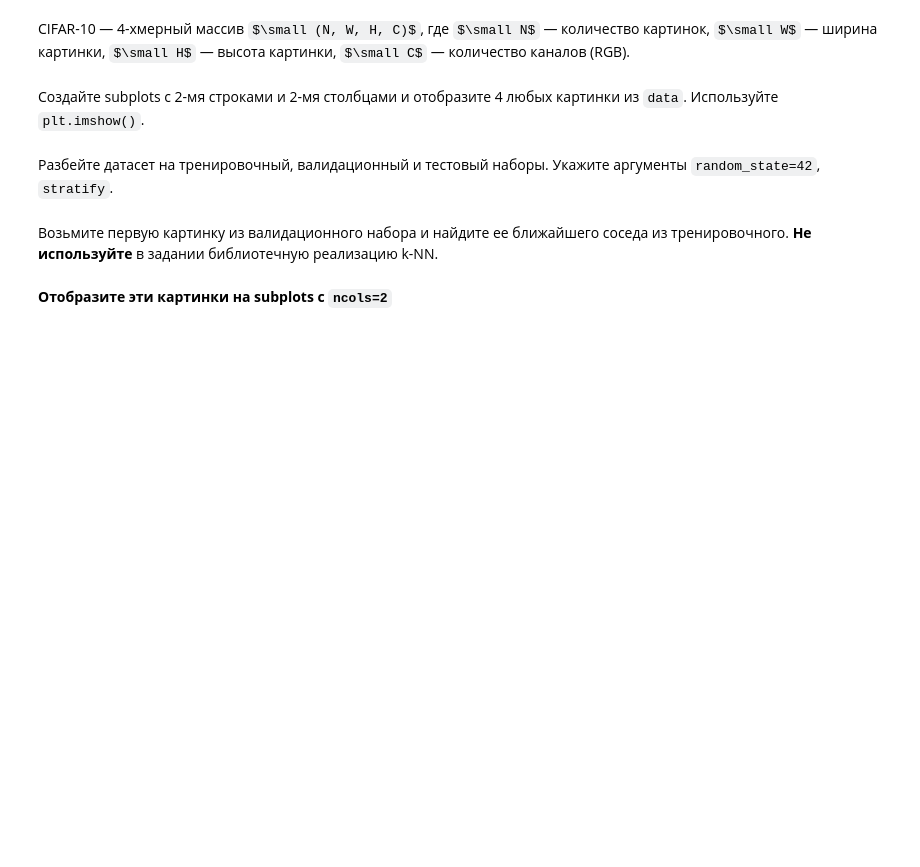
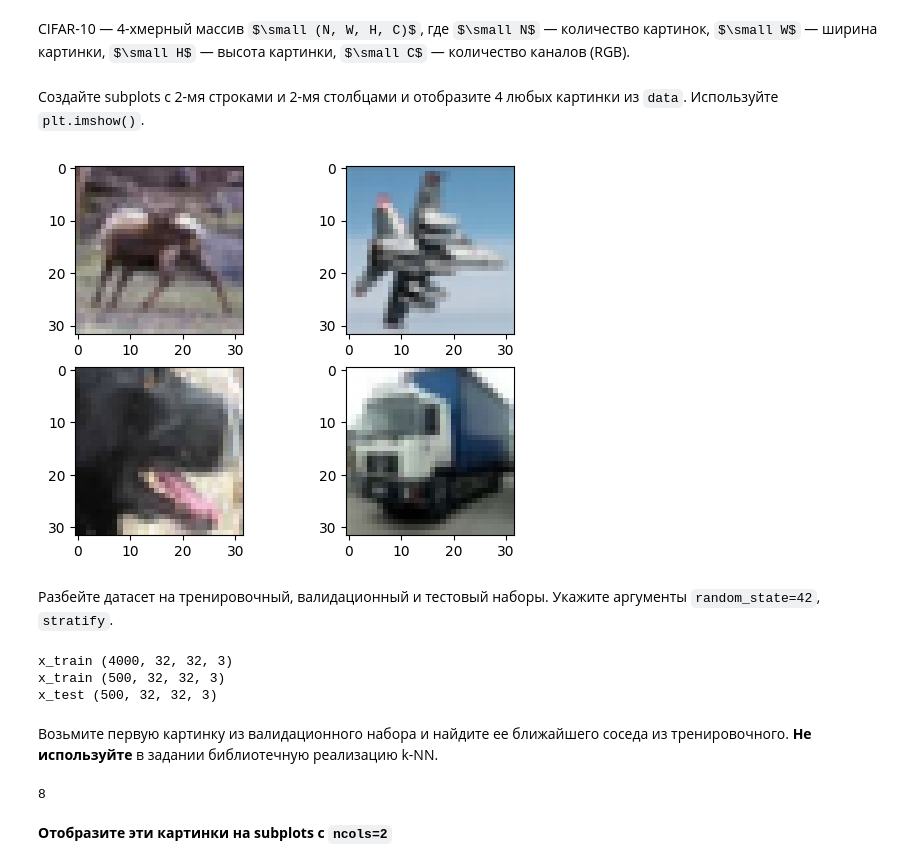
Before and after one commit to alvadia/MSUAI, a Jupyter notebook: EX01_Zizov.ipynb, the cells around one changed output. Saved outputs shown, nothing was run; the diff lists cells and outputs as text; code cells hidden in the pictures; some formulas as TeX source; blank space fills up the shorter version.

```diff
--- a/EX01_Zizov.ipynb
+++ b/EX01_Zizov.ipynb
@@ -743,12 +743,13 @@ CIFAR-10 — 4-хмерный массив $\small (N, W, H, C)$, где $\small
 Создайте subplots с 2-мя строками и 2-мя столбцами и отобразите 4 любых картинки из `data`.
 Используйте `plt.imshow()`.
 # %%
-fig, ax = # Your code here
-
-ax[0, 0].# Your code here
-ax[0, 1].# Your code here
-ax[1, 0].# Your code here
-ax[1, 1].# Your code here
+fig, ax = plt.subplots(2, 2)
+ax[0, 0].imshow(data[0])
+ax[0, 1].imshow(data[100])
+ax[1, 0].imshow(data[500])
+ax[1, 1].imshow(data[-1])
 plt.show()
+# %% [output]
+[figure, added]
 # %% [markdown]
 Разбейте датасет на тренировочный, валидационный и тестовый наборы. Укажите аргументы `random_state=42`, `stratify`.
@@ -761,3 +756,14 @@ print("x_test", x_test.shape)
+# %%
+x_train, x_, y_train, y_ = train_test_split(data, labels, train_size=0.8, shuffle=True, random_state=42, stratify = labels)
+x_val, x_test, y_val, y_test = train_test_split(x_, y_, train_size=0.5, shuffle=True, random_state=42, stratify = y_)
+
+print("x_train", x_train.shape)
+print("x_train", x_val.shape)
+print("x_test", x_test.shape)
+# %% [output]
+x_train (4000, 32, 32, 3)
+x_train (500, 32, 32, 3)
+x_test (500, 32, 32, 3)
 # %% [markdown]
 Возьмите первую картинку из валидационного набора и найдите ее ближайшего соседа из тренировочного. **Не используйте** в задании библиотечную реализацию k-NN.
 # %%
@@ -773,3 +775,8 @@ print(indx)
+# %%
+indx = y_train[np.apply_along_axis(np.argmin, 0, compute_distances(x_train, [x_val[0]], compute_L1))][0]
+print(indx)
+# %% [output]
+8
 # %% [markdown]
 **Отобразите эти картинки на subplots с `ncols=2`**
 # %%
```
Also changed, not shown: parts of 33 cells of this notebook.
